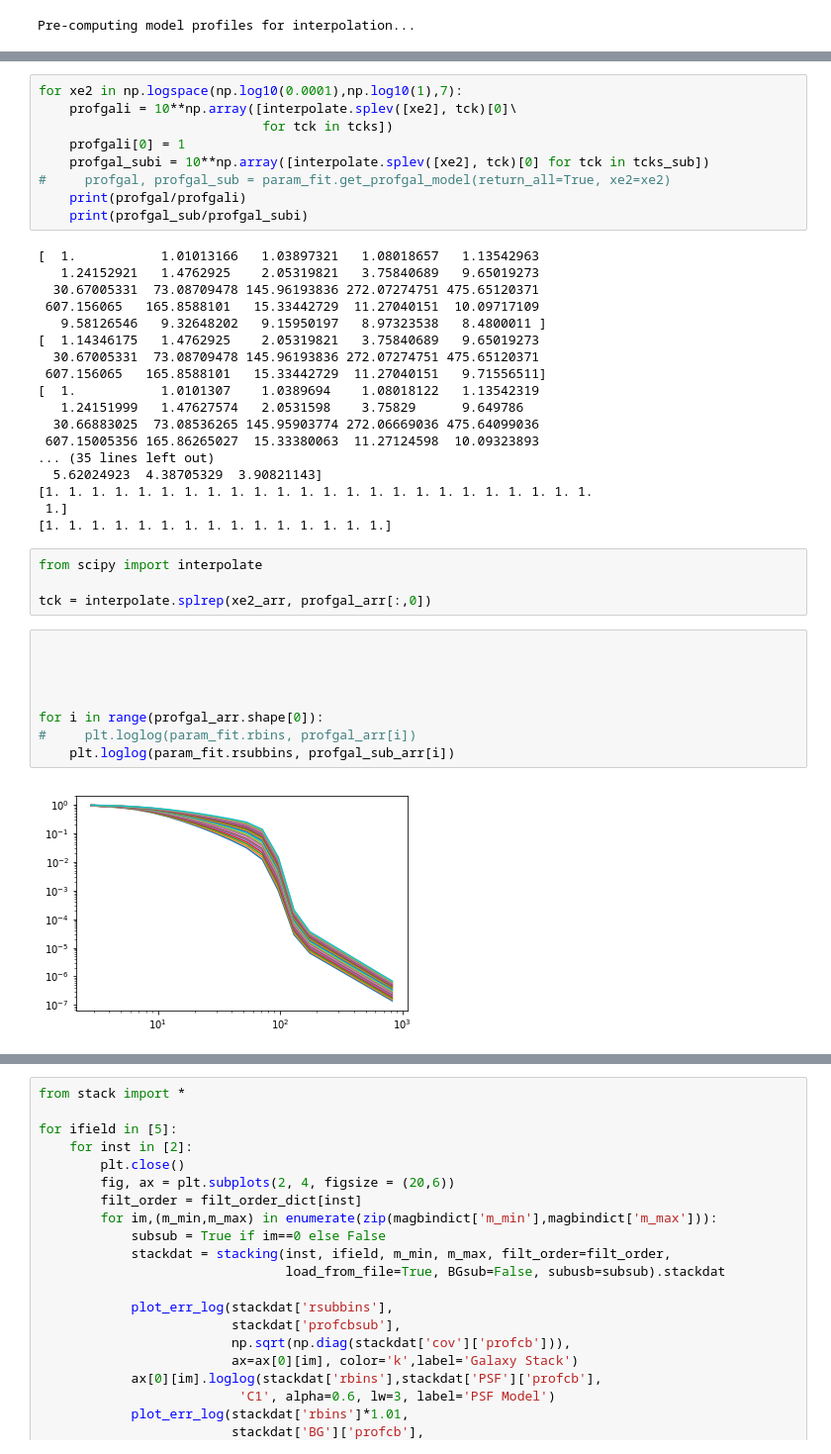
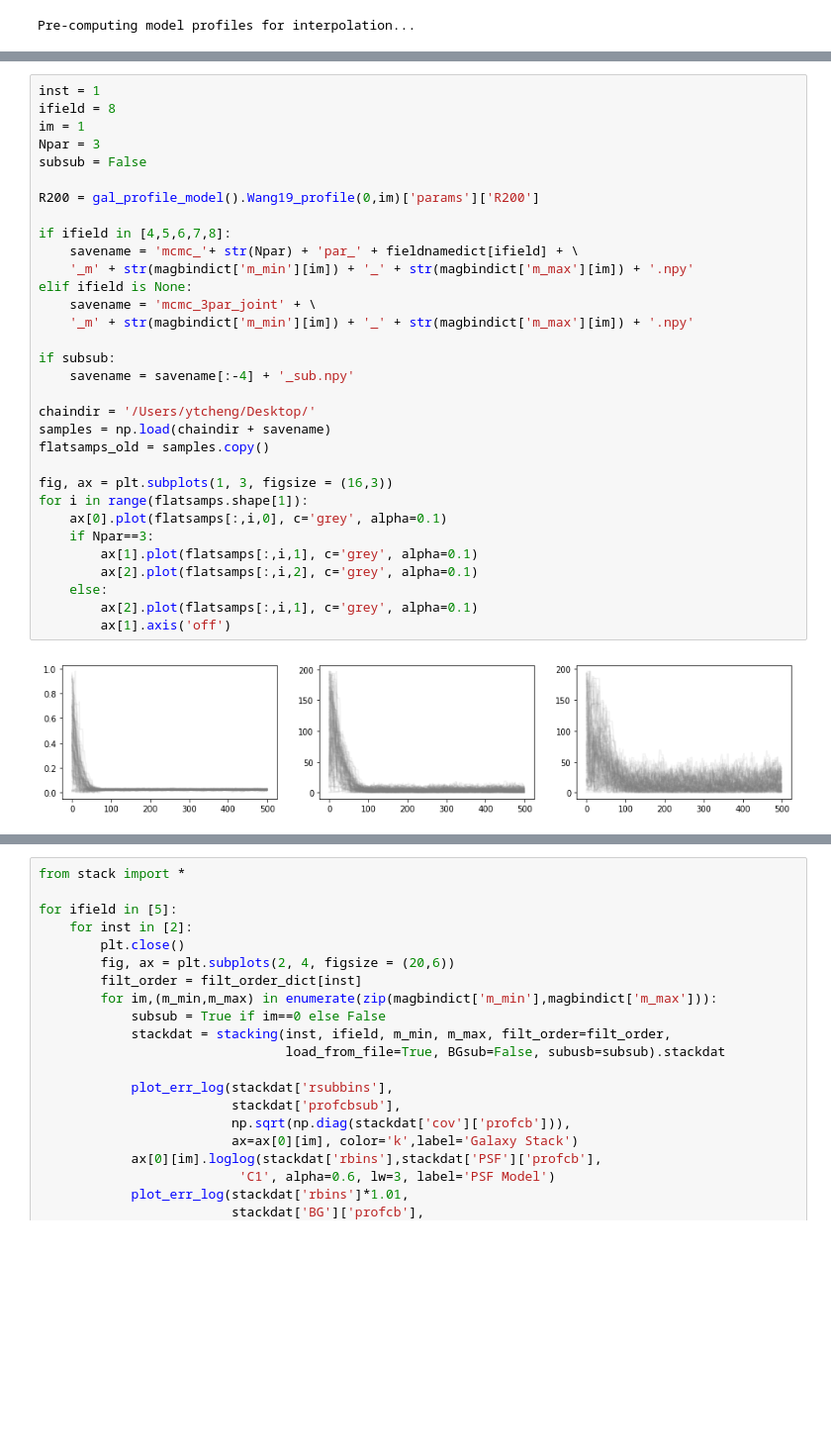
Before and after one commit to yuntingcheng/python_ciber, a Jupyter notebook: stack_modelfit/Untitled.ipynb, the cells around one changed output, grey strips where cells are left out. Shown at 99% size. Saved outputs shown, nothing was run; the diff lists cells and outputs as text; blank space fills up the shorter version.

```diff
--- a/stack_modelfit/Untitled.ipynb
+++ b/stack_modelfit/Untitled.ipynb
@@ -207,41 +204,34 @@ for xe2 in np.logspace(np.log10(0.0001),np.log10(1),7):
-# %%
-for xe2 in np.logspace(np.log10(0.0001),np.log10(1),7):
-    profgali = 10**np.array([interpolate.splev([xe2], tck)[0]\
-                             for tck in tcks])
-    profgali[0] = 1
-    profgal_subi = 10**np.array([interpolate.splev([xe2], tck)[0] for tck in tcks_sub])
-#     profgal, profgal_sub = param_fit.get_profgal_model(return_all=True, xe2=xe2)
-    print(profgal/profgali)
-    print(profgal_sub/profgal_subi)
-# %% [output]
-[  1.           1.01013166   1.03897321   1.08018657   1.13542963
-   1.24152921   1.4762925    2.05319821   3.75840689   9.65019273
-  30.67005331  73.08709478 145.96193836 272.07274751 475.65120371
- 607.156065   165.8588101   15.33442729  11.27040151  10.09717109
-   9.58126546   9.32648202   9.15950197   8.97323538   8.4800011 ]
-[  1.14346175   1.4762925    2.05319821   3.75840689   9.65019273
-  30.67005331  73.08709478 145.96193836 272.07274751 475.65120371
- 607.156065   165.8588101   15.33442729  11.27040151   9.71556511]
-[  1.           1.0101307    1.0389694    1.08018122   1.13542319
-   1.24151999   1.47627574   2.0531598    3.75829      9.649786
-  30.66883025  73.08536265 145.95903774 272.06669036 475.64099036
- 607.15005356 165.86265027  15.33380063  11.27124598  10.09323893
-... (35 lines left out)
-  5.62024923  4.38705329  3.90821143]
-[1. 1. 1. 1. 1. 1. 1. 1. 1. 1. 1. 1. 1. 1. 1. 1. 1. 1. 1. 1. 1. 1. 1. 1.
- 1.]
-[1. 1. 1. 1. 1. 1. 1. 1. 1. 1. 1. 1. 1. 1. 1.]
-# %%
-from scipy import interpolate
-
-tck = interpolate.splrep(xe2_arr, profgal_arr[:,0])
-# %%
-
-
-
-
-for i in range(profgal_arr.shape[0]):
-#     plt.loglog(param_fit.rbins, profgal_arr[i])
-    plt.loglog(param_fit.rsubbins, profgal_sub_arr[i])
-# %% [output]
-[figure, removed]
+# %%
+inst = 1
+ifield = 8
+im = 1
+Npar = 3
+subsub = False
+
+R200 = gal_profile_model().Wang19_profile(0,im)['params']['R200']
+
+if ifield in [4,5,6,7,8]:
+    savename = 'mcmc_'+ str(Npar) + 'par_' + fieldnamedict[ifield] + \
+    '_m' + str(magbindict['m_min'][im]) + '_' + str(magbindict['m_max'][im]) + '.npy'
+elif ifield is None:
+    savename = 'mcmc_3par_joint' + \
+    '_m' + str(magbindict['m_min'][im]) + '_' + str(magbindict['m_max'][im]) + '.npy'
+
+if subsub:
+    savename = savename[:-4] + '_sub.npy'
+
+chaindir = '/Users/ytcheng/Desktop/'
+samples = np.load(chaindir + savename)
+flatsamps_old = samples.copy()
+
+fig, ax = plt.subplots(1, 3, figsize = (16,3))
+for i in range(flatsamps.shape[1]):
+    ax[0].plot(flatsamps[:,i,0], c='grey', alpha=0.1)
+    if Npar==3:
+        ax[1].plot(flatsamps[:,i,1], c='grey', alpha=0.1)
+        ax[2].plot(flatsamps[:,i,2], c='grey', alpha=0.1)
+    else:
+        ax[2].plot(flatsamps[:,i,1], c='grey', alpha=0.1)
+        ax[1].axis('off')
+# %% [output]
+[figure, added]
```
Also changed, not shown: parts of 9 cells of this notebook, 2 other files.
